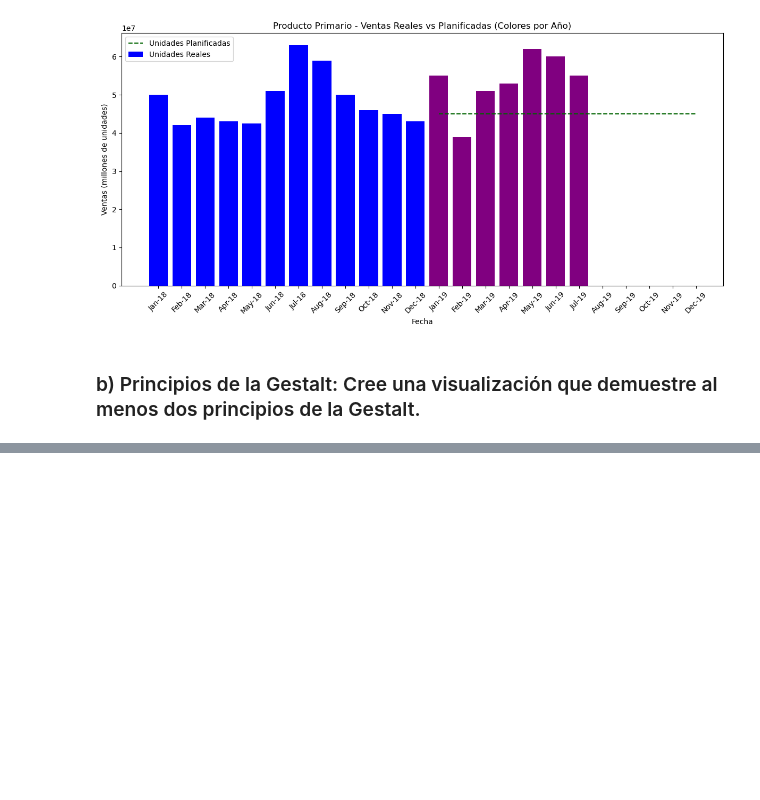
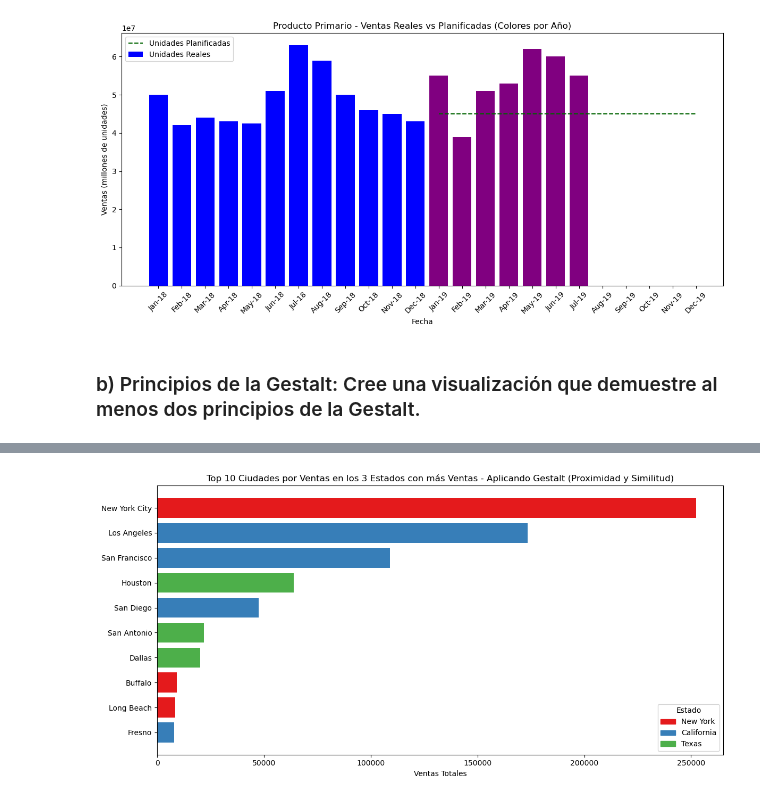
Before and after one commit to jazurdia/lab9-DS, a Jupyter notebook: lab9.ipynb, the cells around one changed output, grey strips where cells are left out. Saved outputs shown, nothing was run; the diff lists cells and outputs as text; code cells hidden in the pictures; blank space fills up the shorter version.

```diff
--- a/lab9.ipynb
+++ b/lab9.ipynb
@@ -368,3 +368,6 @@ plt.show()
 [figure]
 # %% [markdown]
 ### b) Principios de la Gestalt: Cree una visualización que demuestre al menos dos principios de la Gestalt.
+# %%
+df = pd.read_csv('data/train.csv')
+df.head()
@@ -370,0 +381,37 @@ plt.show()
+# %%
+# Agrupar por 'State' y sumar las ventas para encontrar los 3 estados con más ventas
+ventas_por_estado = df.groupby('State')['Sales'].sum().reset_index()
+top_3_estados = ventas_por_estado.sort_values('Sales', ascending=False).head(3)
+
+# Filtrar el DataFrame original para obtener solo las filas correspondientes a los 3 estados con más ventas
+df_top_estados = df[df['State'].isin(top_3_estados['State'])]
+
+# Agrupar por 'City' y 'State', y sumar las ventas para encontrar las 10 ciudades con más ventas en estos estados
+ventas_por_ciudad_estado = df_top_estados.groupby(['City', 'State'])['Sales'].sum().reset_index()
+top_10_ciudades = ventas_por_ciudad_estado.sort_values('Sales', ascending=False).head(10)
+
+# Asignar colores únicos a cada estado (Principio de Similitud)
+unique_states = top_10_ciudades['State'].unique()
+state_colors = {state: plt.cm.Set1(i) for i, state in enumerate(unique_states)}
+colors = top_10_ciudades['State'].map(state_colors)
+
+# Crear la gráfica de barras aplicando los principios de Gestalt
+plt.figure(figsize=(12, 6))
+bars = plt.barh(top_10_ciudades['City'], top_10_ciudades['Sales'], color=colors)
+
+# Añadir la leyenda para el color (asociando cada estado con un color)
+handles = [plt.Rectangle((0,0),1,1, color=state_colors[state]) for state in unique_states]
+plt.legend(handles, unique_states, title="Estado")
+
+# Ajustar etiquetas y título
+plt.xlabel('Ventas Totales')
+plt.title('Top 10 Ciudades por Ventas en los 3 Estados con más Ventas - Aplicando Gestalt (Proximidad y Similitud)')
+
+# Ajustar para que las barras se presenten de mayor a menor (Principio de Proximidad)
+plt.gca().invert_yaxis()
+
+# Mostrar la gráfica
+plt.tight_layout()
+plt.show()
+# %% [output]
+[figure, added]
```
Also changed, not shown: parts of 3 cells of this notebook.
